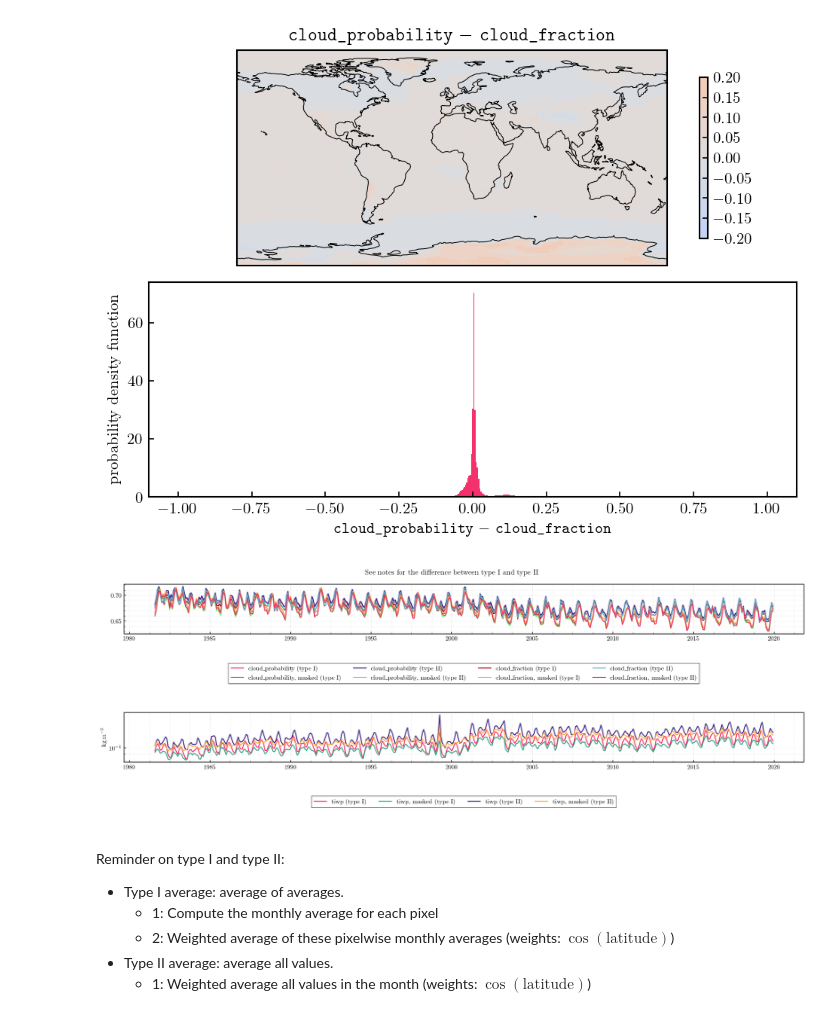
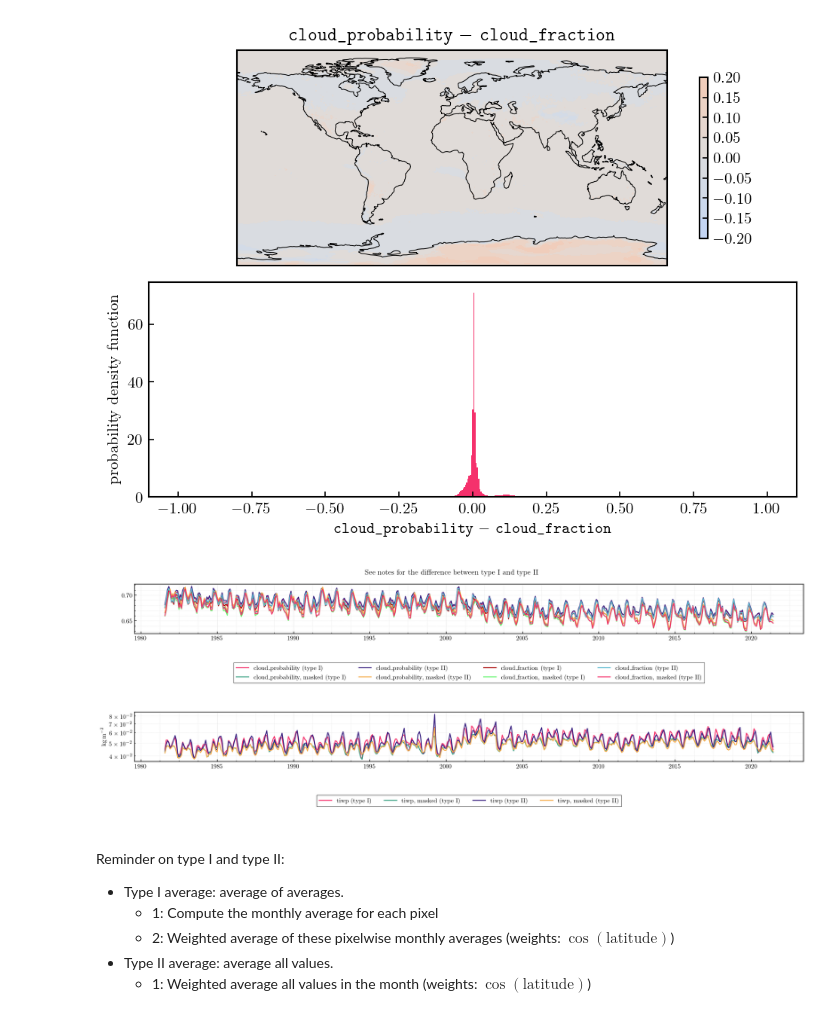
Before and after one commit to SEE-GEO/ccic_climate_record_analysis, a Jupyter notebook: notebooks/timeseries_patmos-x.ipynb, the cells around one changed output. Saved outputs shown, nothing was run; the diff lists cells and outputs as text; code cells hidden in the pictures.

```diff
--- a/notebooks/timeseries_patmos-x.ipynb
+++ b/notebooks/timeseries_patmos-x.ipynb
@@ -51,7 +51,7 @@ import xarray as xr
 plt.style.use("../ccic.mplstyle")
 # %%
 # Get monthly means file
-mm_files = sorted(list(Path('/scratch/ccic_record/data/PATMOS-x/means/monthly_means').glob('PATMOS-x_v06-monthlymean_*nc')))
+mm_files = sorted(list(Path('/scratch/ccic_record/data/PATMOS-x/means/monthly_means').glob('PATMOS-x_v06-monthlymean_*zarr')))
 
 # Assert all files expected are there
 month_start = mm_files[0].stem.split('_')[-1]
@@ -63,7 +63,7 @@ n_months_found = len(mm_files)
 assert n_months_expected == n_months_found
 # %%
 # Open the files (not loaded into memory)
-ds = xr.open_mfdataset(mm_files)
+ds = xr.open_mfdataset(mm_files, engine='zarr')
 # %%
 # Prepare the mask to use by resampling to the PATMOS-x coordinates
 mask = xr.load_dataset('/scratch/ccic_record/data/mask_24.nc').mask
@@ -394,12 +394,6 @@ ax_cloud_legend.legend(
 # ax_cloud.set_ylim(0, 1)
 
 for i, var in enumerate(['tiwp']):
-    weights_count = ds[f'{var}_count'].astype(float)
-    weights_count.data = 1 / np.where(weights_count == 0, np.nan, weights_count)
-    weights = weights_latitude * weights_count
-    weighted_var = ds[var].weighted(weights.fillna(0))
-    weighted_var_masked = ds[var].where(mask == True).weighted(weights.fillna(0))
-
     color = f'C{i*4}'
     ax_tiwp.plot(
         ds_results.time.data,
@@ -434,34 +428,34 @@ for i, var in enumerate(['tiwp']):
 
 ax_tiwp.set_ylabel(r'\si{\kilo\gram\per\square\metre}')
 
 ax_tiwp.minorticks_on()
 ax_tiwp.grid(
     which='both',
     alpha=alpha,
     color='grey',
     ls='dotted'
 )
 
 ax_tiwp_legend.set_axis_off()
 ax_tiwp_legend.legend(
     handles=ax_tiwp.get_legend_handles_labels()[0],
     labels=ax_tiwp.get_legend_handles_labels()[1],
     ncols=4,
     loc='center'
 )
 # ax_tiwp.set_ylim(5e-2, 1e0)
 ax_tiwp.set_yscale('log')
 
 fig.suptitle('See notes for the difference between type I and type II')
 
 fig.tight_layout()
 
 fig.savefig(f'../figures/PATMOSx_timeseries_{month_start}-{month_end}.pdf', bbox_inches='tight')
 fig.savefig(f'../figures/PATMOSx_timeseries_{month_start}-{month_end}.png', dpi=300, bbox_inches='tight')
 
 plt.show()
 # %% [output]
-[figure, old version]
+[figure, new version]
 # %% [markdown]
 Reminder on type I and type II:
 - Type I average: average of averages.
```
Also changed, not shown: parts of 3 cells of this notebook.
